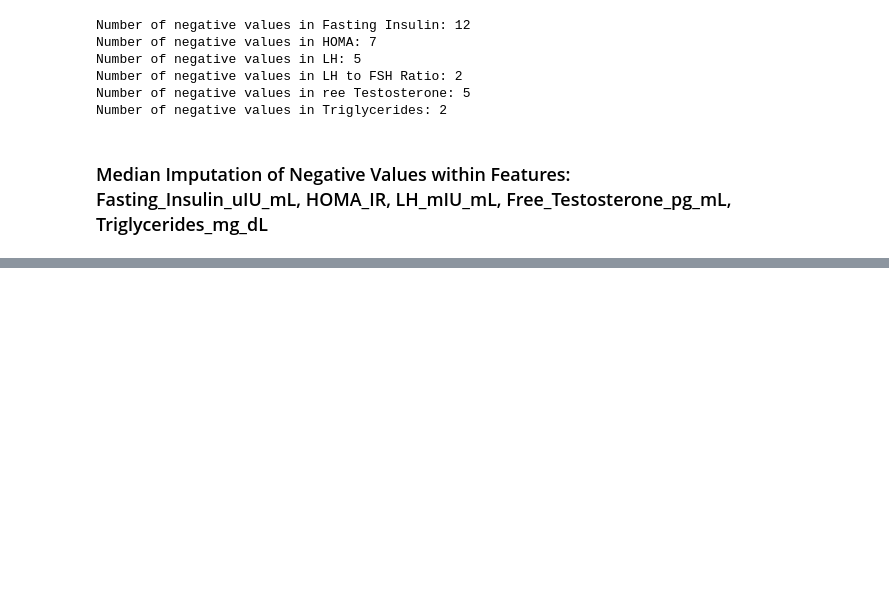
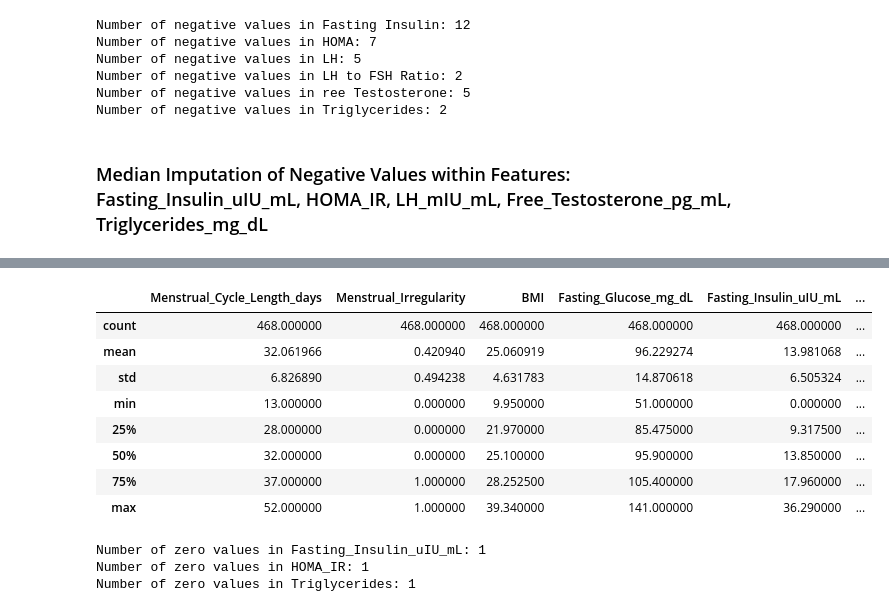
Before and after one commit to lbaxendale/masters_project, a Jupyter notebook: eda.ipynb, the cells around one changed output, grey strips where cells are left out. Saved outputs shown, nothing was run; the diff lists cells and outputs as text; code cells hidden in the pictures; blank space fills up the shorter version.

```diff
--- a/eda.ipynb
+++ b/eda.ipynb
@@ -247,5 +246,19 @@ Number of negative values in Triglycerides: 2
 ### Median Imputation of Negative Values within Features: Fasting_Insulin_uIU_mL, HOMA_IR, LH_mIU_mL, Free_Testosterone_pg_mL, Triglycerides_mg_dL
 # %%
 #Median Imputation
+#First change negative values to NaN
 
-#Fasting_Insulin_uIU_mL
+cols = [
+    'Fasting_Insulin_uIU_mL',
+    'HOMA_IR',
+    'LH_mIU_mL',
+    'Free_Testosterone_pg_mL',
+    'Triglycerides_mg_dL',
+]
+
+#Converting negative values to nan
+df_2[cols] = df_2[cols].mask(df_2[cols] < 0, np.nan)
+
+#Checking to see if negative values were removed
+print("Remaining negative values: ")
+print((df_2[cols] < 0).sum())
@@ -251,0 +273,8 @@ Number of negative values in Triglycerides: 2
+# %%
+#Converting NaN values to median values
+for col in ['Fasting_Insulin_uIU_mL', 'HOMA_IR', 'LH_mIU_mL', 'Free_Testosterone_pg_mL', 'Triglycerides_mg_dL',]:
+    col_median = df_2[col].median()
+    df_2[col] = df_2[col].fillna(col_median)
+
+#Checking that the dataset still contains 468 rows
+print(f"Data shape: {df_2.shape}")
@@ -251,0 +283,9 @@ Number of negative values in Triglycerides: 2
+# %%
+#Recalculating LH to FSH Ratio column and HOMA IR column
+#For mathematical integrity
+
+#LH/FSH Ratio Formula
+df_2['LH_FSH_Ratio'] = df_2['LH_mIU_mL'] / df_2['FSH_mIU_mL']
+
+#HOMA IR Formula
+df_2['HOMA_IR'] = (df_2['Fasting_Insulin_uIU_mL'] * df_2['Fasting_Glucose_mg_dL']) / 405
@@ -251,0 +301,32 @@ Number of negative values in Triglycerides: 2
+# %%
+#Forcing pandas to show all the columns and rows
+pd.set_option('display.max_columns', None)
+pd.set_option('display.max_rows', None)
+
+df_2.describe()
+# %% [output]
+|  | Menstrual_Cycle_Length_days | Menstrual_Irregularity | BMI | Fasting_Glucose_mg_dL | Fasting_Insulin_uIU_mL | ... |
+| count | 468.000000 | 468.000000 | 468.000000 | 468.000000 | 468.000000 | ... |
+| mean | 32.061966 | 0.420940 | 25.060919 | 96.229274 | 13.981068 | ... |
+| std | 6.826890 | 0.494238 | 4.631783 | 14.870618 | 6.505324 | ... |
+| min | 13.000000 | 0.000000 | 9.950000 | 51.000000 | 0.000000 | ... |
+| 25% | 28.000000 | 0.000000 | 21.970000 | 85.475000 | 9.317500 | ... |
+| 50% | 32.000000 | 0.000000 | 25.100000 | 95.900000 | 13.850000 | ... |
+| 75% | 37.000000 | 1.000000 | 28.252500 | 105.400000 | 17.960000 | ... |
+| max | 52.000000 | 1.000000 | 39.340000 | 141.000000 | 36.290000 | ... |
+# %%
+#Count of zero values in column Fasting_Insulin_uIU_mL
+fast_insu_zero_count = (df_2['Fasting_Insulin_uIU_mL'] == 0).sum()
+print(f"Number of zero values in Fasting_Insulin_uIU_mL: {fast_insu_zero_count}")
+
+#Count of zero values in column HOMA_IR
+homa_zero_count = (df_2['HOMA_IR'] == 0).sum()
+print(f"Number of zero values in HOMA_IR: {homa_zero_count}")
+
+#Count of zero values in Triglycerides_mg_dL
+triglycerides_zero_count = (df_2['Triglycerides_mg_dL'] == 0).sum()
+print(f"Number of zero values in Triglycerides: {triglycerides_zero_count}")
+# %% [output]
+Number of zero values in Fasting_Insulin_uIU_mL: 1
+Number of zero values in HOMA_IR: 1
+Number of zero values in Triglycerides: 1
```
Also changed, not shown: parts of 12 cells of this notebook.
